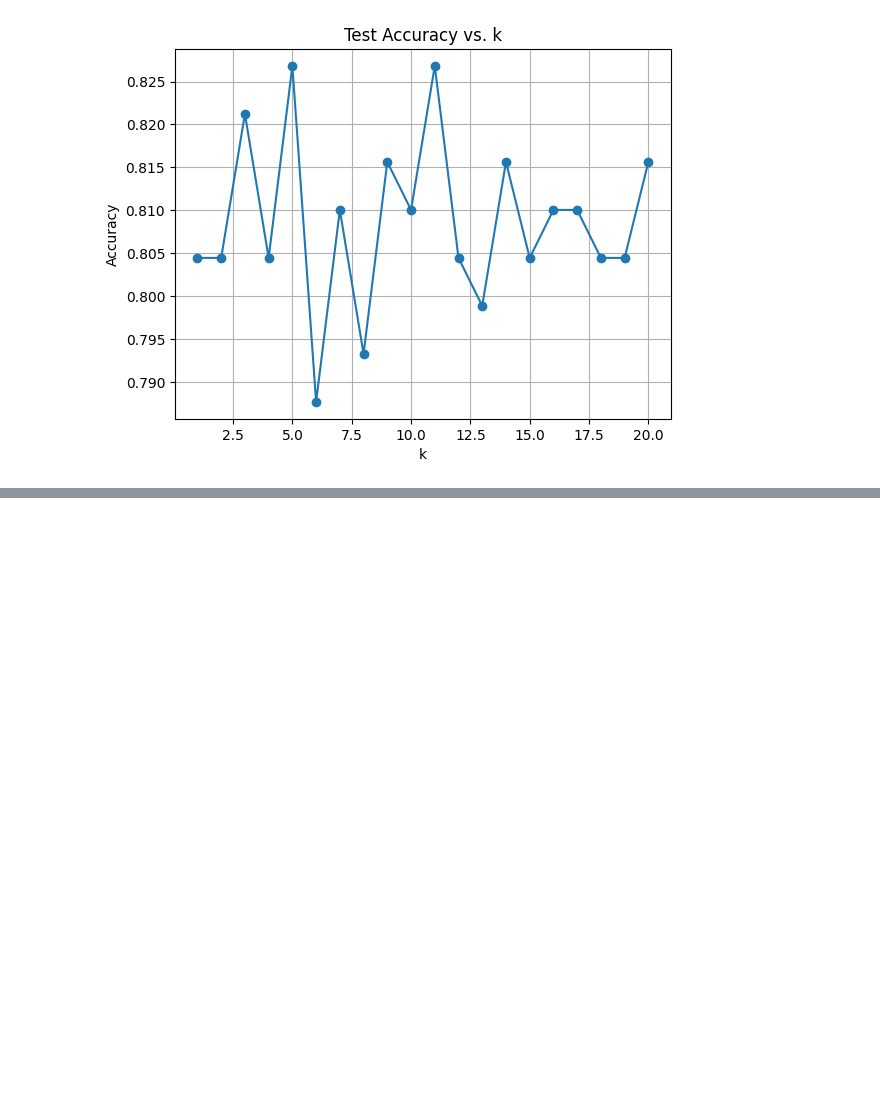
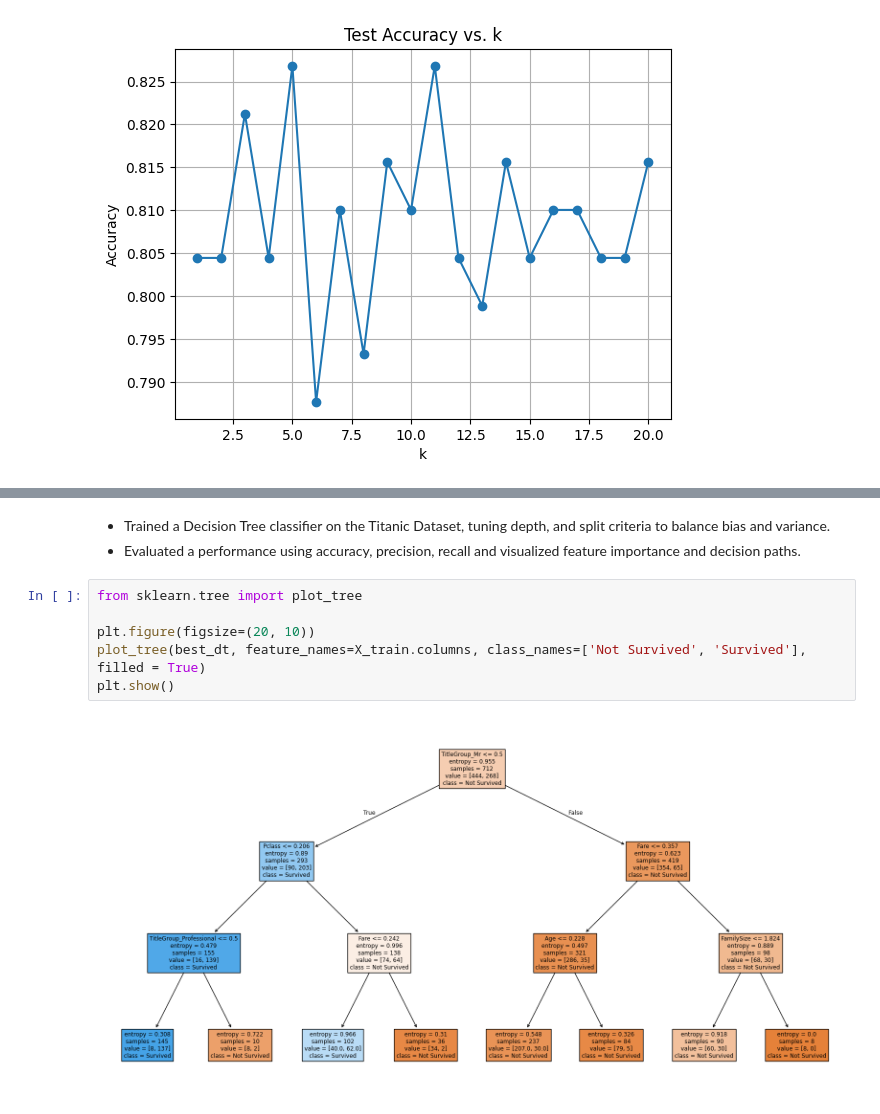
Before and after one commit to SrEntropy/titanic-ml-pipeline, a Jupyter notebook: notebooks/Training_and_Testing_Models.ipynb, the cells around one changed output, grey strips where cells are left out. Saved outputs shown, nothing was run; the diff lists cells and outputs as text; blank space fills up the shorter version.

```diff
--- a/notebooks/Training_and_Testing_Models.ipynb
+++ b/notebooks/Training_and_Testing_Models.ipynb
@@ -478,0 +551,11 @@ plt.show()
+# %% [markdown]
+- Trained a Decision Tree classifier on the Titanic Dataset, tuning depth, and split criteria to balance bias and variance.
+- Evaluated a performance using accuracy, precision, recall and visualized feature importance and decision paths.
+# %%
+from sklearn.tree import plot_tree
+
+plt.figure(figsize=(20, 10))
+plot_tree(best_dt, feature_names=X_train.columns, class_names=['Not Survived', 'Survived'], filled = True)
+plt.show()
+# %% [output]
+[figure, added]
```
Also changed, not shown: parts of 46 cells of this notebook.
